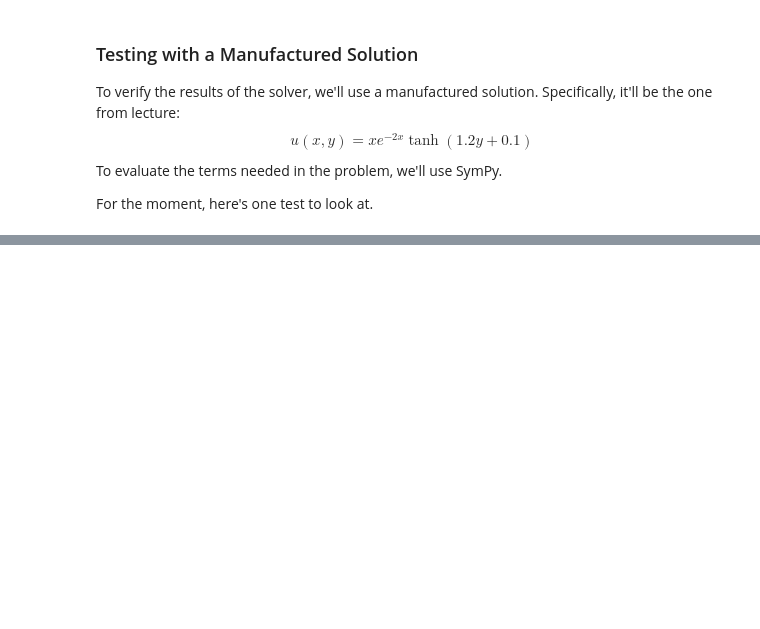
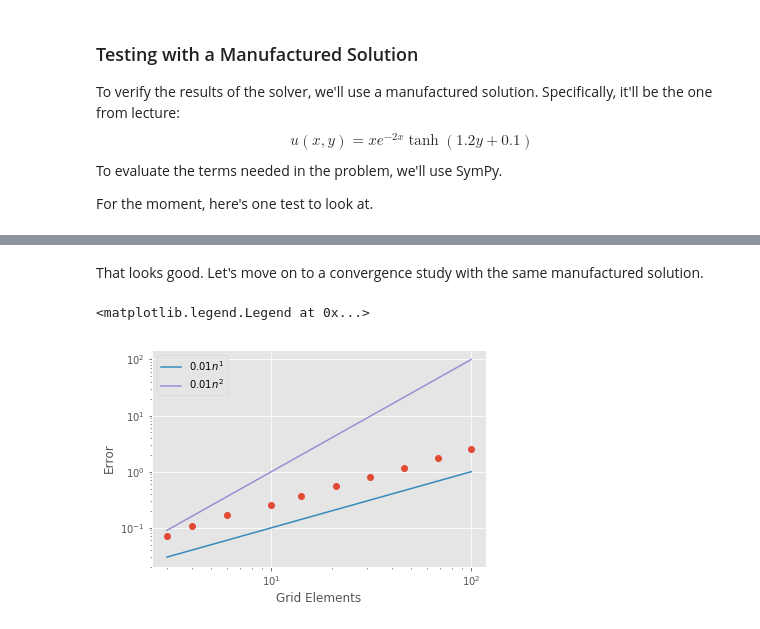
Before and after one commit to j-emmel/class, a Jupyter notebook: hw3/hw3.ipynb, the cells around one changed output, grey strips where cells are left out. Saved outputs shown, nothing was run; the diff lists cells and outputs as text; code cells hidden in the pictures; blank space fills up the shorter version.

Commit message:
hw3: add convergence study

```diff
--- a/hw3/hw3.ipynb
+++ b/hw3/hw3.ipynb
@@ -227,0 +209,59 @@ pyplot.colorbar();
+# %% [markdown]
+That looks good. Let's move on to a convergence study with the same manufactured solution.
+# %%
+def grid_spacing(h):
+    m = int(1/h + 1)  # Number of elements in terms of nominal grid spacing h
+    return 1 / (m-1)  # Actual grid spacing
+
+def convergence_study(hs, eps, p):
+    """
+    Performs a convergence study for the Picard solver, applied to the p-Laplacian
+    problem with the given epsilon and p values.
+
+    Parameters:
+      hs: list of h values to use for the study
+      eps: value of epsilon in the P-Laplacian
+      p: value of p in the P-Laplacian
+
+    Returns:
+      elements: array containing the number of grid elements in each iteration
+      error: array containing the error for each iteration
+    """
+    error = []
+    rhs_fnc = lambda t: ddu(t) + a * du(t) + b * u(t)
+    actual_hs = []
+
+    for h in hs:
+        # Calculate the approximate solution
+        mms = mms_p_laplacian(eps, p)
+        x, y, approx_points, i = solve_nonlinear(h,
+            mms.u,   # g0
+            mms.div_kappa_grad_u, # forcing
+            eps = eps,
+            p = p,
+            dirichlet=((0,-1),(0,-1)))
+
+        # Record the error between the approximation and the actual solution
+        actual_points = mms.u(x, y)
+        error.append(numpy.linalg.norm(
+            approx_points - actual_points,
+            numpy.inf))
+        actual_hs.append(grid_spacing(h))
+
+    elements = 1 / numpy.array(actual_hs)
+    return elements, error
+
+hs = numpy.logspace(-2, -.5, 10)
+elements, error = convergence_study(hs, 0.1, 3)
+
+# Start a new figure and plot the error against comparison lines
+pyplot.figure()
+pyplot.loglog(elements, error, 'o')
+for i in range(1, 3):
+    pyplot.loglog(elements, 0.01 * elements ** i, label="$0.01 n^{{{:d}}}$".format(i))
+pyplot.xlabel('Grid Elements')
+pyplot.ylabel('Error')
+pyplot.legend(loc='upper left')
+# %% [output]
+<matplotlib.legend.Legend at 0x...>
+[figure, added]
```
Also changed, not shown: parts of 9 cells of this notebook.
